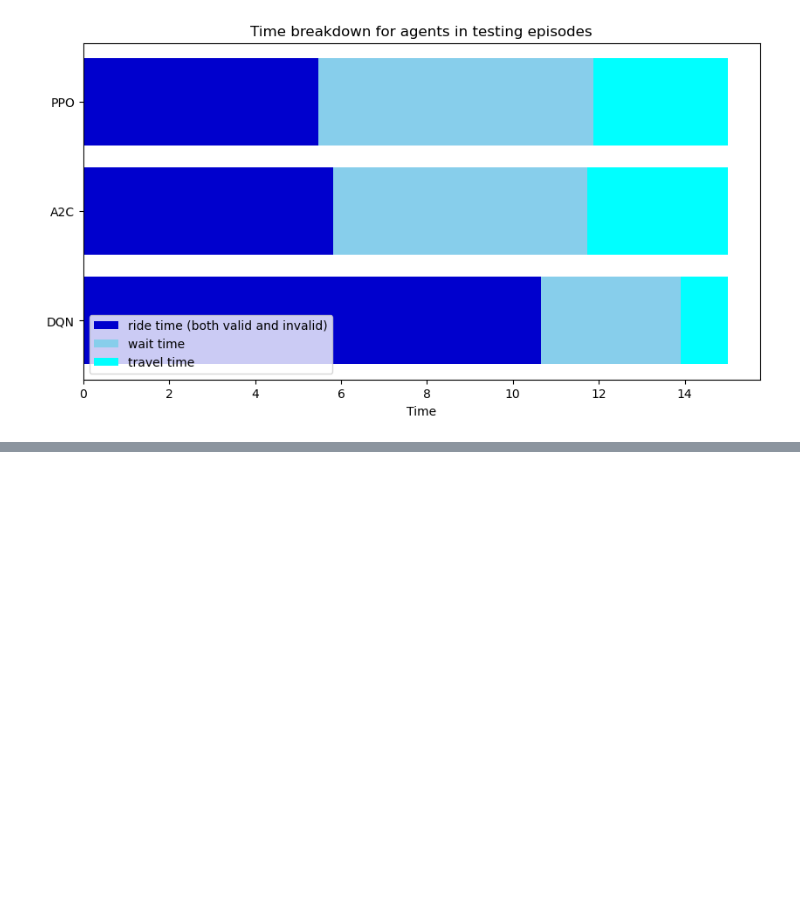
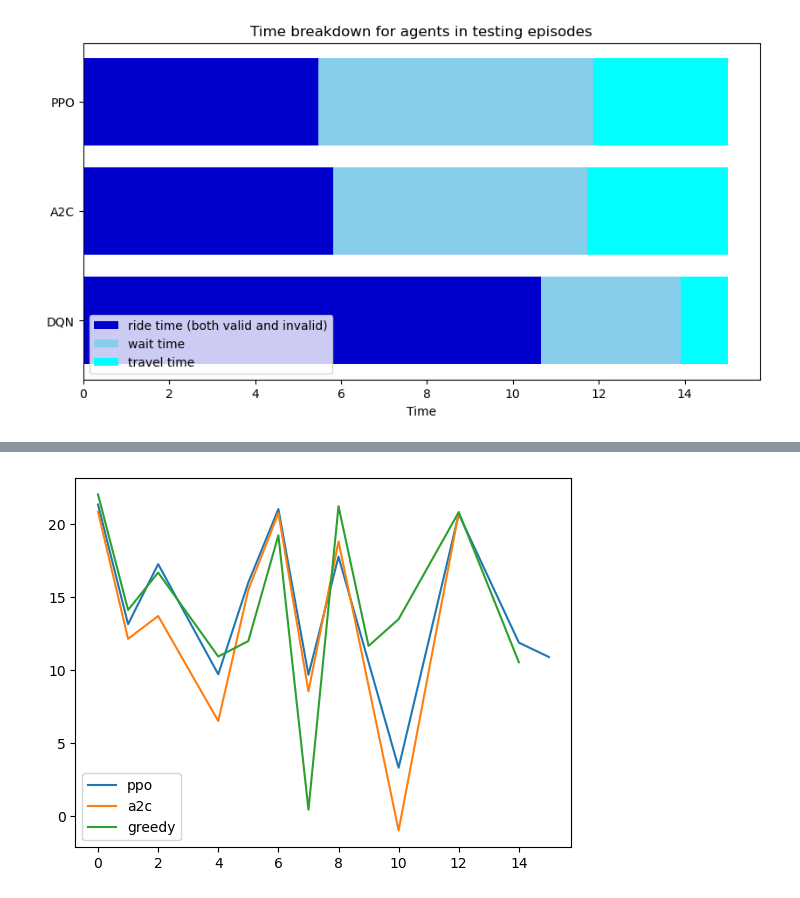
Before and after one commit to Hiroki39/DS-GA-3001-007-Final-Project, a Jupyter notebook: visualize2.ipynb, the cells around one changed output, grey strips where cells are left out. Saved outputs shown, nothing was run; the diff lists cells and outputs as text; code cells hidden in the pictures; blank space fills up the shorter version.

```diff
--- a/visualize2.ipynb
+++ b/visualize2.ipynb
@@ -124,0 +156,13 @@ plt.barh(name,np.mean(agent_list,axis = 1),color=['purple', 'tab:red', 'green',
+# %%
+def get_land_vs_reward(df):
+    df = df.assign(step_reward = df.ride_reward - df.travel_reward)
+    tmp = df[["current_land","step_reward"]].groupby("current_land").agg("mean")
+    return tmp
+for i in ["ppo","a2c","greedy"]:
+    df = pd.read_csv("./test_logs/"+i+".csv")
+    tmp = get_land_vs_reward(df)
+    plt.plot(tmp.index,tmp.step_reward,label = i)
+plt.legend()
+plt.show()
+# %% [output]
+[figure, added]
```
Also changed, not shown: parts of 2 cells of this notebook.
